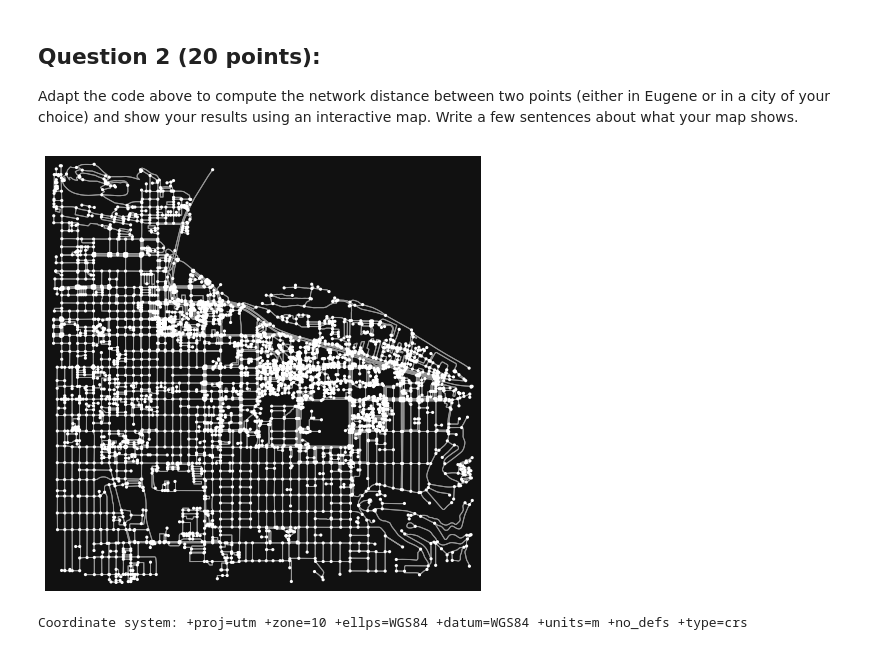
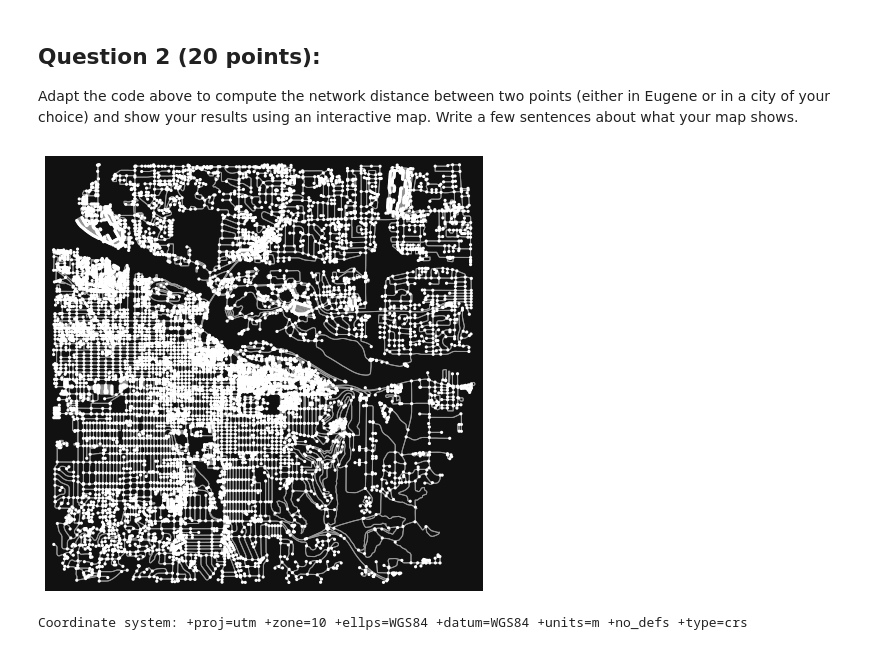
Before and after one commit to bhunter2/geospatial-data-science, a Jupyter notebook: labs/lab3/Lab3_submission.ipynb, the cells around one changed output. Saved outputs shown, nothing was run; the diff lists cells and outputs as text; code cells hidden in the pictures.

```diff
--- a/labs/lab3/Lab3_submission.ipynb
+++ b/labs/lab3/Lab3_submission.ipynb
@@ -151,16 +151,16 @@ Adapt the code above to compute the network distance between two points (either
 # %%
 # Import module
 import networkx as nx
 # Define coordinates of Cascade Hall
-lat_lon = (44.0451, -123.0781)
+lat_lon = (44.0464, -123.0736)
 
 # Import walkable street network data around Cascade Hall
-g = ox.graph_from_point(lat_lon, dist=1600, network_type='walk')
+g = ox.graph_from_point(lat_lon, dist=3500, network_type='walk')
 
 # Plot map
 fig, ax = ox.plot_graph(g, node_size=10)
 # %% [output]
-[figure, old version]
+[figure, new version]
 # %%
 # Convert to graph
 graph_proj = ox.project_graph(g)
```
Also changed, not shown: parts of 13 cells of this notebook.
